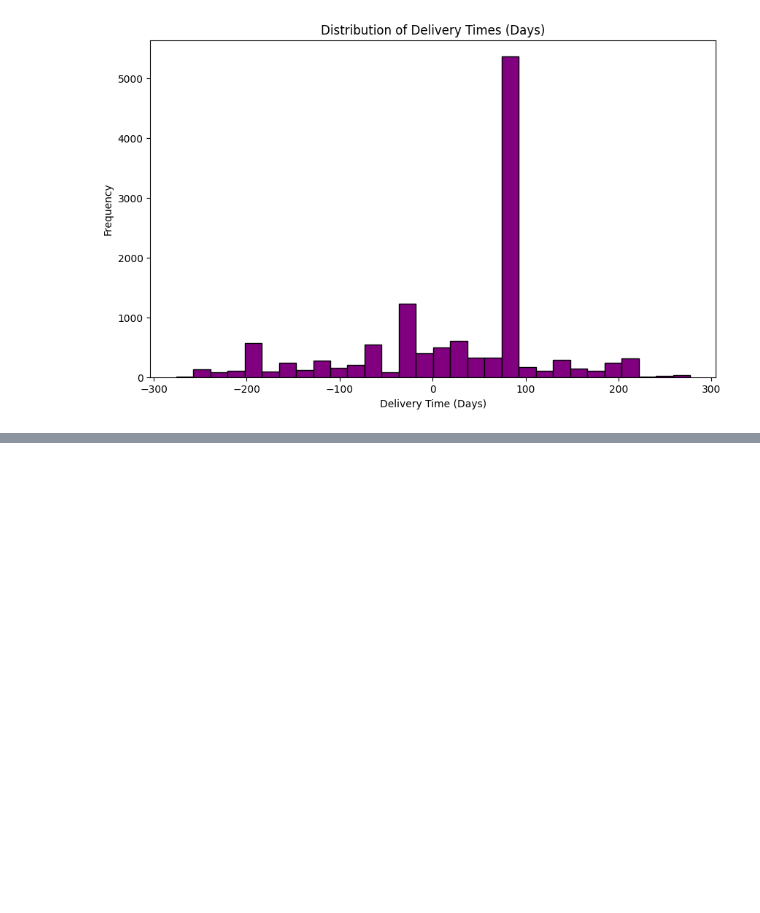
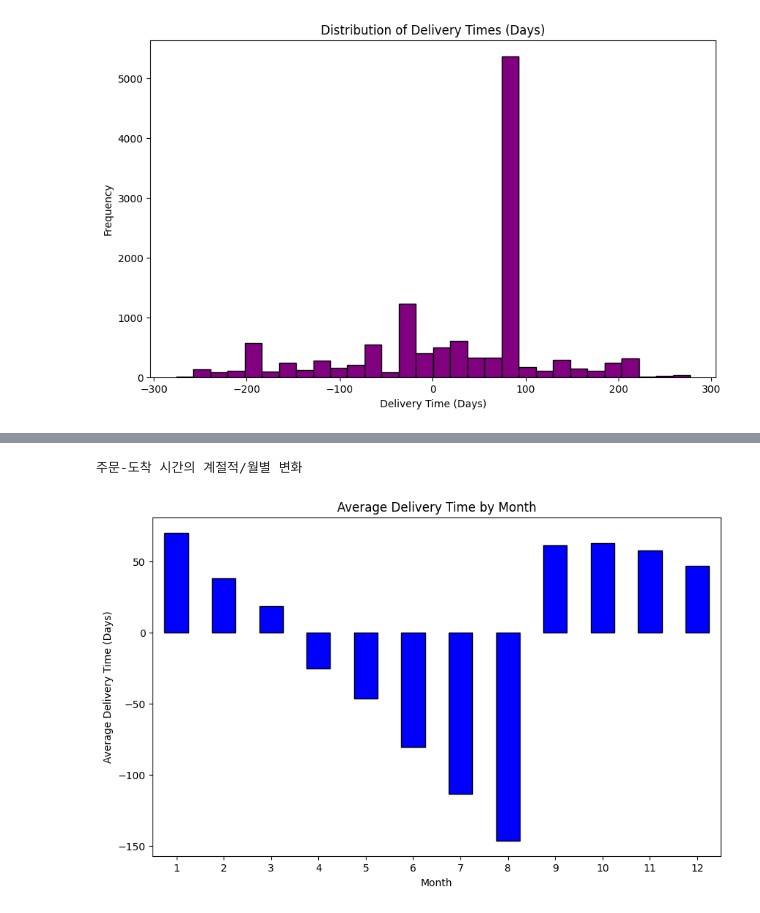
Before and after one commit to jisuseo/forecast_kimsasia, a Jupyter notebook: forecast_kimsasia.ipynb, the cells around one changed output, grey strips where cells are left out. Drawn from its saved outputs; the diff is of its cells as text; code cells hidden in the pictures; blank space fills up the shorter version.

```diff
--- a/forecast_kimsasia.ipynb
+++ b/forecast_kimsasia.ipynb
@@ -340,0 +360,22 @@ report = """
+# %%
+print("주문-도착 시간의 계절적/월별 변화\n")
+
+# 주문-도착 시간 (DeliveryTime) 계산
+dataset_pur['DeliveryTime'] = (dataset_pur['BDaRG'] - dataset_pur['BDaAU']).dt.days
+
+# 월별 평균 소요 시간 계산
+dataset_pur['OrderMonth'] = dataset_pur['BDaAU'].dt.month
+monthly_delivery_time = dataset_pur.groupby('OrderMonth')['DeliveryTime'].mean()
+
+# 월별 평균 소요 시간 시각화
+plt.figure(figsize=(10, 6))
+
+monthly_delivery_time.plot(kind='bar', color='blue', edgecolor='black')
+plt.title('Average Delivery Time by Month')
+plt.xlabel('Month')
+plt.ylabel('Average Delivery Time (Days)')
+plt.xticks(rotation=0)
+plt.show()
+# %% [output]
+주문-도착 시간의 계절적/월별 변화
+[figure, added]
```
Also changed, not shown: parts of 8 cells of this notebook.
